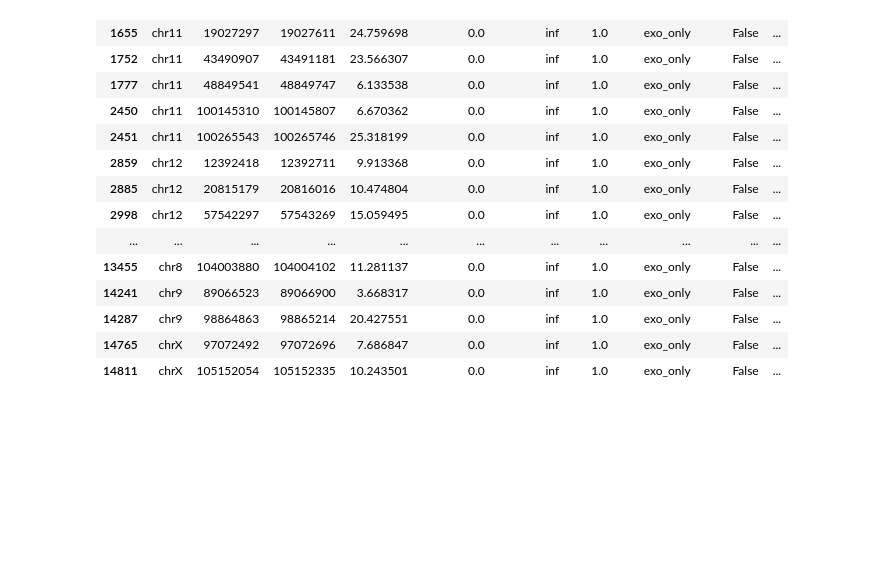
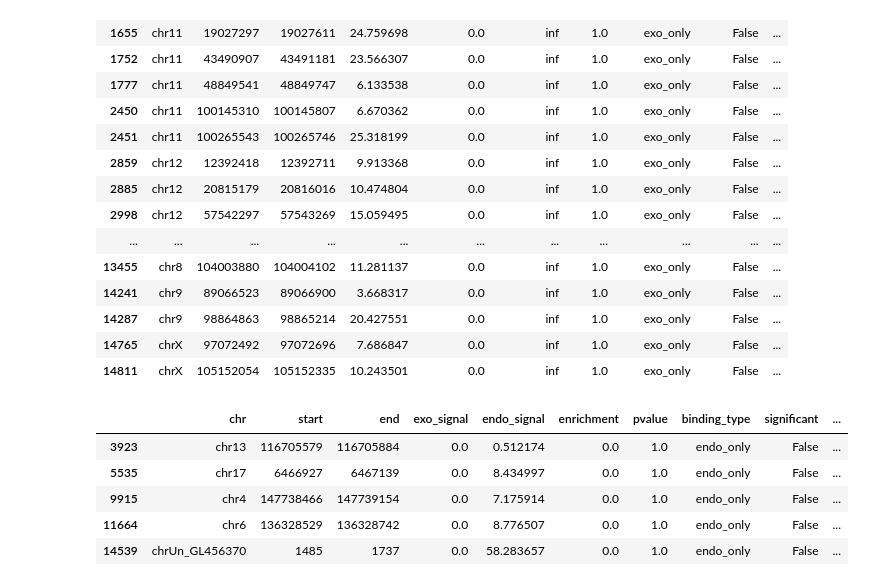
Before and after one commit to michal7kw/SRF_MeCP2_CUTandTAG, a Jupyter notebook: iterative_alternative/code7_cpg_enrichment/nsc/no_dedup/individual_samples/broad/across_peaks_bw_signal_1_rep/Enrichment_analysis.ipynb, the cells around one changed output. Cells and saved outputs as stored; diff of their text form; code cells hidden in the pictures; blank space fills up the shorter version.

```diff
--- a/iterative_alternative/code7_cpg_enrichment/nsc/no_dedup/individual_samples/broad/across_peaks_bw_signal_1_rep/Enrichment_analysis.ipynb
+++ b/iterative_alternative/code7_cpg_enrichment/nsc/no_dedup/individual_samples/broad/across_peaks_bw_signal_1_rep/Enrichment_analysis.ipynb
@@ -225,3 +225,12 @@ exo_only_df
 | 14287 | chr9 | 98864863 | 98865214 | 20.427551 | 0.0 | inf | 1.0 | exo_only | False | ... |
 | 14765 | chrX | 97072492 | 97072696 | 7.686847 | 0.0 | inf | 1.0 | exo_only | False | ... |
 | 14811 | chrX | 105152054 | 105152335 | 10.243501 | 0.0 | inf | 1.0 | exo_only | False | ... |
+# %%
+endo_only_df
+# %% [output]
+|  | chr | start | end | exo_signal | endo_signal | enrichment | pvalue | binding_type | significant | ... |
+| 3923 | chr13 | 116705579 | 116705884 | 0.0 | 0.512174 | 0.0 | 1.0 | endo_only | False | ... |
+| 5535 | chr17 | 6466927 | 6467139 | 0.0 | 8.434997 | 0.0 | 1.0 | endo_only | False | ... |
+| 9915 | chr4 | 147738466 | 147739154 | 0.0 | 7.175914 | 0.0 | 1.0 | endo_only | False | ... |
+| 11664 | chr6 | 136328529 | 136328742 | 0.0 | 8.776507 | 0.0 | 1.0 | endo_only | False | ... |
+| 14539 | chrUn_GL456370 | 1485 | 1737 | 0.0 | 58.283657 | 0.0 | 1.0 | endo_only | False | ... |
```
Also changed, not shown: 3 other files.
